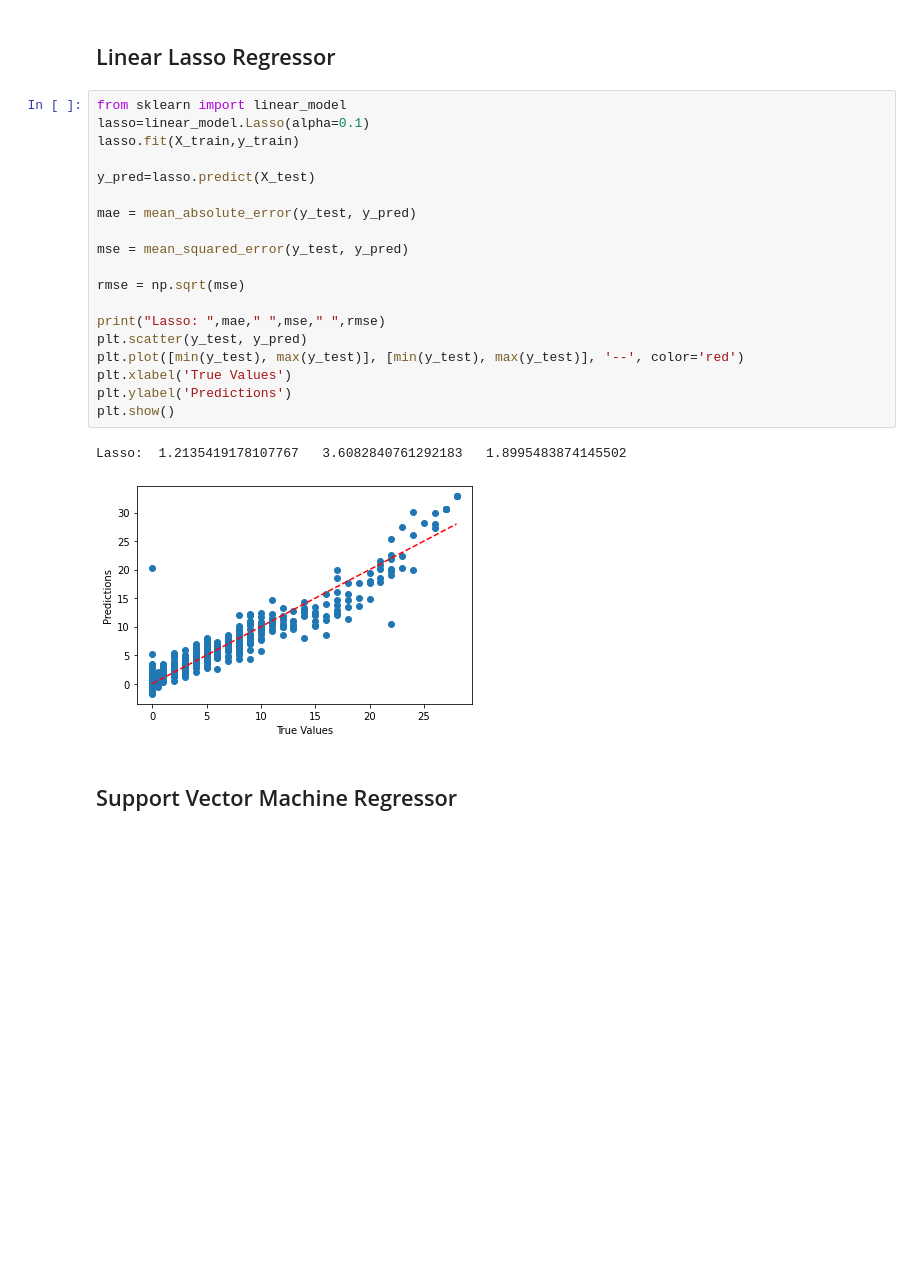
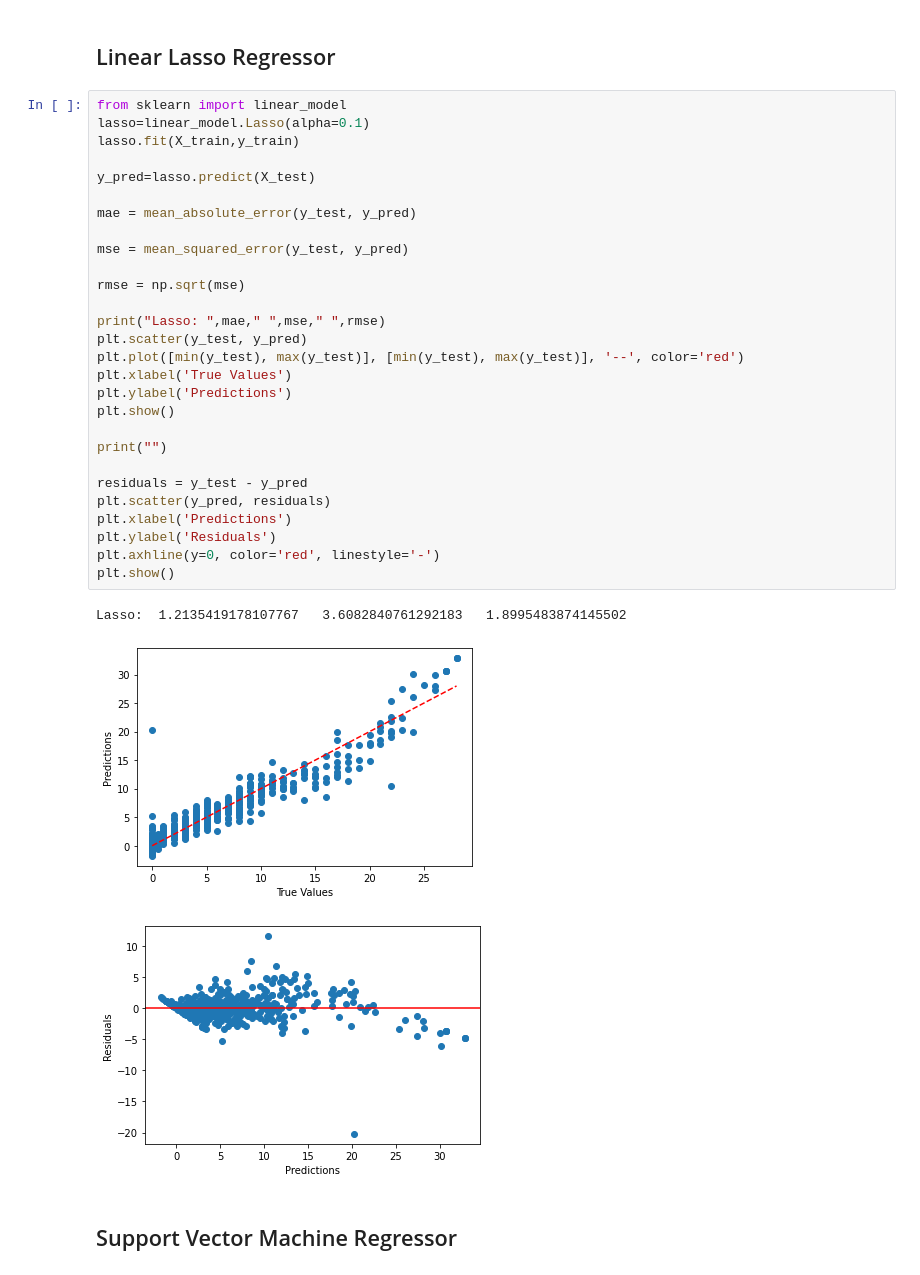
Before and after one commit to Somaxdi/ICR-calculator, a Jupyter notebook: ICRCalc/regressor.ipynb, the cells around one changed output. Drawn from its saved outputs; the diff is of its cells as text; blank space fills up the shorter version.

```diff
--- a/ICRCalc/regressor.ipynb
+++ b/ICRCalc/regressor.ipynb
@@ -86,25 +96,35 @@ Bayesian Ridge:  1.2159451530897432   3.665522625288791   1.9145554641453433
 # %%
 from sklearn import linear_model
 lasso=linear_model.Lasso(alpha=0.1)
 lasso.fit(X_train,y_train)
 
 y_pred=lasso.predict(X_test)
 
 mae = mean_absolute_error(y_test, y_pred)
 
 mse = mean_squared_error(y_test, y_pred)
 
 rmse = np.sqrt(mse)
 
 print("Lasso: ",mae," ",mse," ",rmse)
 plt.scatter(y_test, y_pred)
 plt.plot([min(y_test), max(y_test)], [min(y_test), max(y_test)], '--', color='red')
 plt.xlabel('True Values')
 plt.ylabel('Predictions')
 plt.show()
+
+print("")
+
+residuals = y_test - y_pred
+plt.scatter(y_pred, residuals)
+plt.xlabel('Predictions')
+plt.ylabel('Residuals')
+plt.axhline(y=0, color='red', linestyle='-')
+plt.show()
 # %% [output]
 Lasso:  1.2135419178107767   3.6082840761292183   1.8995483874145502
 [figure]
+[figure, added]
 # %% [markdown]
 ## Support Vector Machine Regressor
 # %%
```
Also changed, not shown: parts of 4 cells of this notebook.
